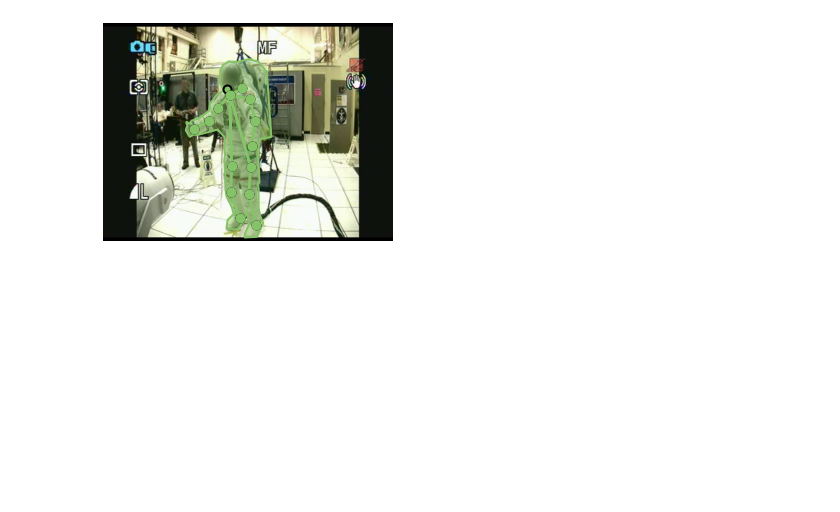
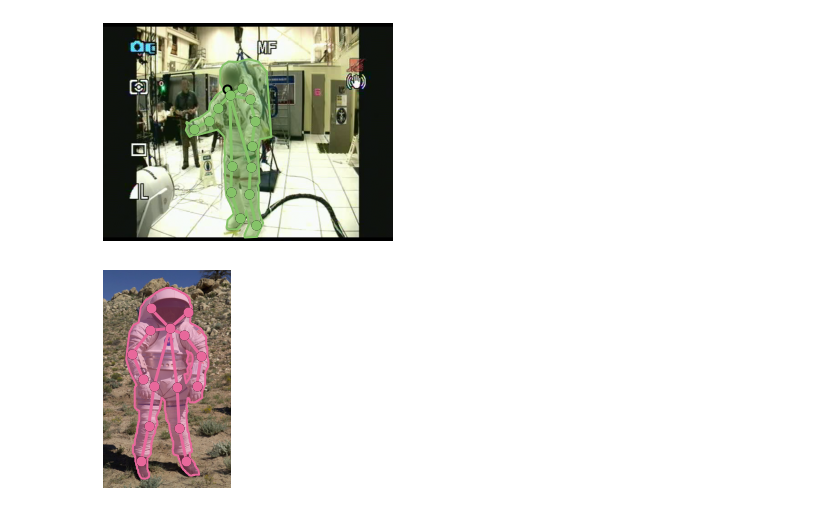
Before and after one commit to rasyidstat/spacesuit, a Jupyter notebook: notebook/00_starter.ipynb, the cells around one changed output. Cells and saved outputs as stored; diff of their text form; code cells hidden in the pictures; blank space fills up the shorter version.

```diff
--- a/notebook/00_starter.ipynb
+++ b/notebook/00_starter.ipynb
@@ -256,5 +258,5 @@ creating index...
 index created!
 # %%
 catIds = coco.getCatIds()
-cats = coco.loadCats(catIDs)
+cats = coco.loadCats(catIds)
 imgIds = coco.getImgIds(catIds=catIds)
@@ -279,3 +279,13 @@ anns = coco.loadAnns(annIds)
 coco.showAnns(anns)
 # %% [output]
 [figure]
+# %%
+img = coco.loadImgs(771734)[0]
+I = io.imread("data/raw/train/images/" + img["file_name"])/255.0
+plt.imshow(I)
+plt.axis('off')
+annIds = coco.getAnnIds(imgIds=img['id'], catIds=catIds, iscrowd=None)
+anns = coco.loadAnns(annIds)
+coco.showAnns(anns)
+# %% [output]
+[figure, added]
```
Also changed, not shown: parts of 6 cells of this notebook, 2 other files.
